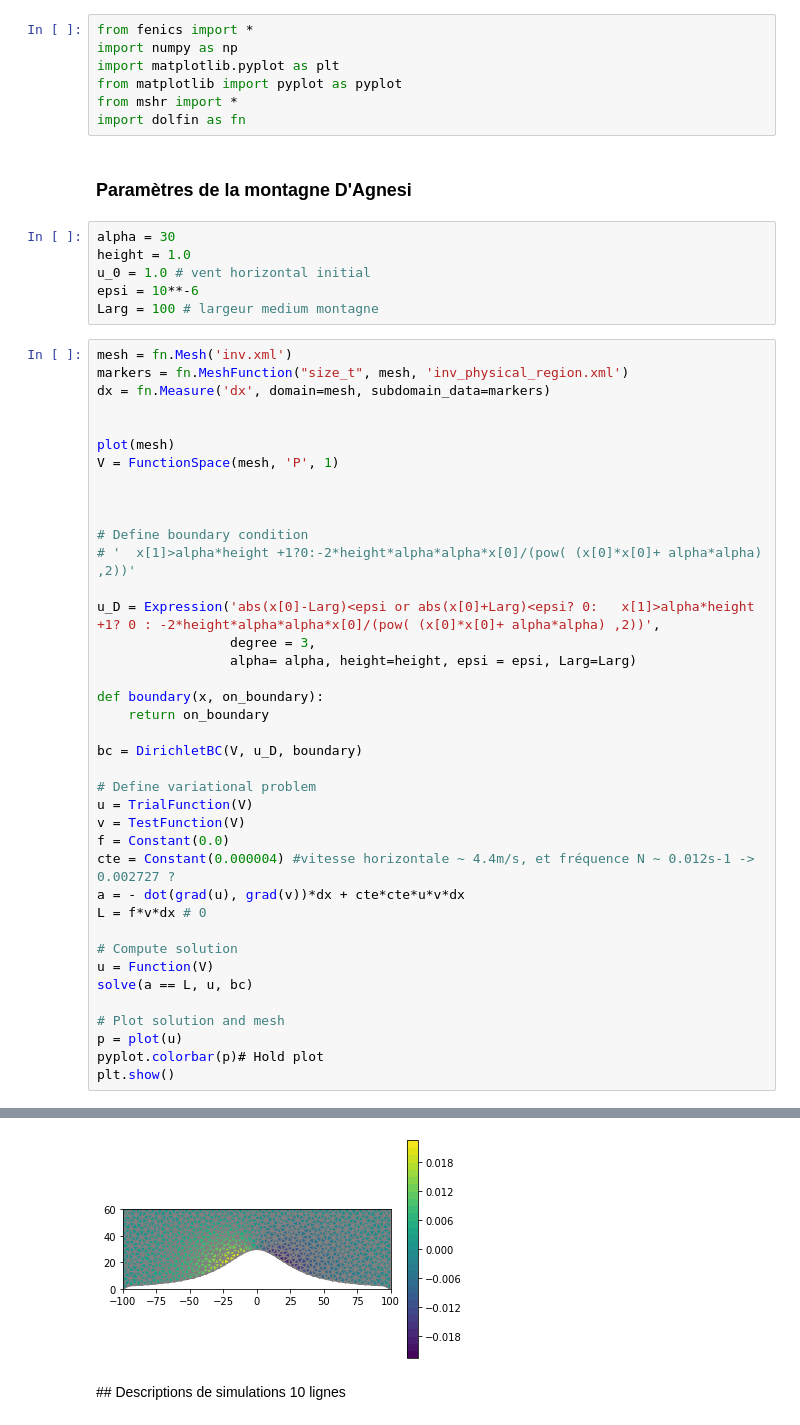
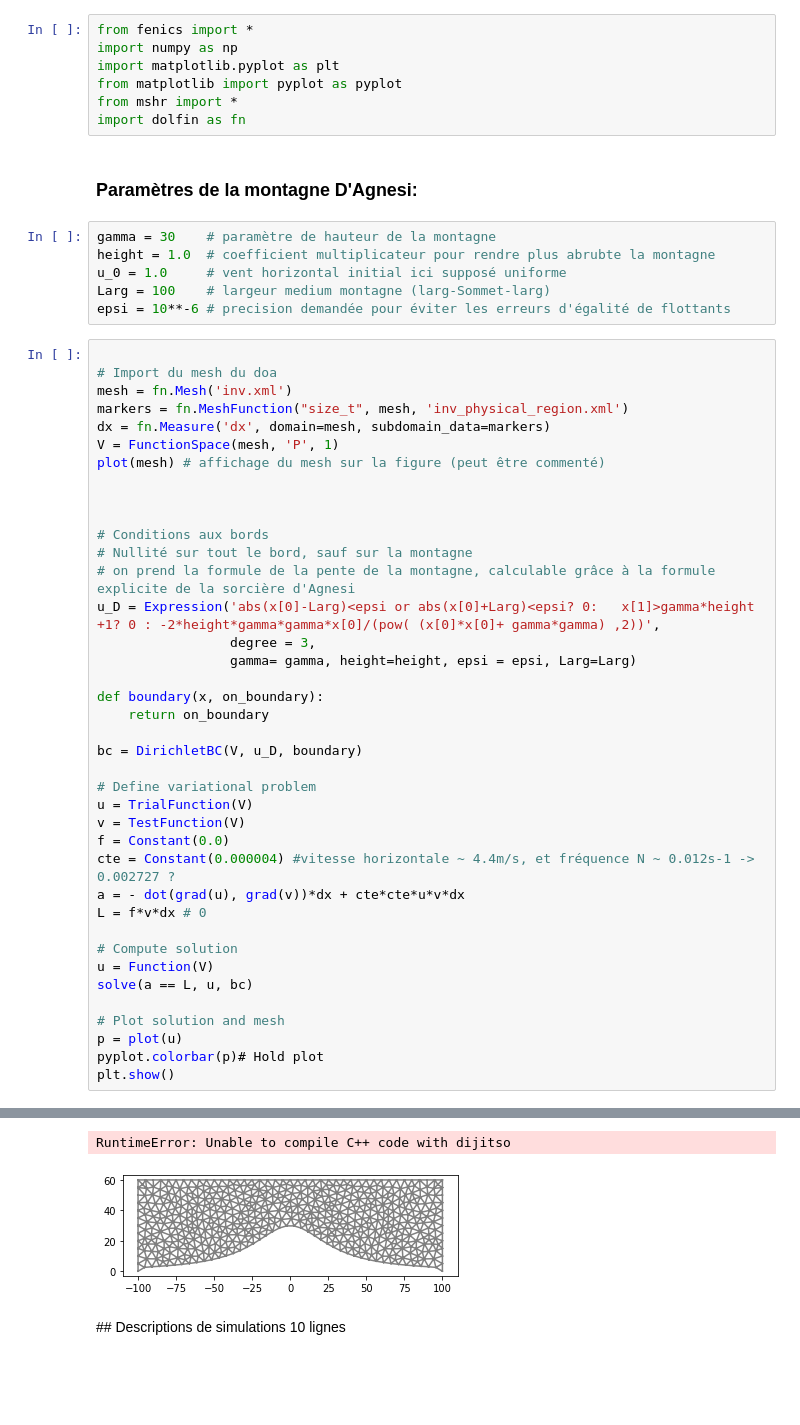
Before and after one commit to spineki/fenics_scorer, a Jupyter notebook: mini_projet_fenics_antoine_marras.ipynb, the cells around one changed output, grey strips where cells are left out. Drawn from its saved outputs; the diff is of its cells as text; blank space fills up the shorter version.

```diff
--- a/mini_projet_fenics_antoine_marras.ipynb
+++ b/mini_projet_fenics_antoine_marras.ipynb
@@ -61,30 +83,30 @@ from matplotlib import pyplot as pyplot
 from mshr import *
 import dolfin as fn
 # %% [markdown]
-### Paramètres de la montagne D'Agnesi
+### Paramètres de la montagne D'Agnesi:
-# %%
-alpha = 30
-height = 1.0
-u_0 = 1.0 # vent horizontal initial
-epsi = 10**-6
-Larg = 100 # largeur medium montagne
+# %%
+gamma = 30    # paramètre de hauteur de la montagne
+height = 1.0  # coefficient multiplicateur pour rendre plus abrubte la montagne
+u_0 = 1.0     # vent horizontal initial ici supposé uniforme
+Larg = 100    # largeur medium montagne (larg-Sommet-larg)
+epsi = 10**-6 # precision demandée pour éviter les erreurs d'égalité de flottants
 # %%
+
+# Import du mesh du doa
 mesh = fn.Mesh('inv.xml')
 markers = fn.MeshFunction("size_t", mesh, 'inv_physical_region.xml')
 dx = fn.Measure('dx', domain=mesh, subdomain_data=markers)
-
-
-plot(mesh)
 V = FunctionSpace(mesh, 'P', 1)
+plot(mesh) # affichage du mesh sur la figure (peut être commenté)
 
 
 
-# Define boundary condition
-# '  x[1]>alpha*height +1?0:-2*height*alpha*alpha*x[0]/(pow( (x[0]*x[0]+ alpha*alpha) ,2))'
-
-u_D = Expression('abs(x[0]-Larg)<epsi or abs(x[0]+Larg)<epsi? 0:   x[1]>alpha*height +1? 0 : -2*height*alpha*alpha*x[0]/(pow( (x[0]*x[0]+ alpha*alpha) ,2))',
+# Conditions aux bords
+# Nullité sur tout le bord, sauf sur la montagne
+# on prend la formule de la pente de la montagne, calculable grâce à la formule explicite de la sorcière d'Agnesi
+u_D = Expression('abs(x[0]-Larg)<epsi or abs(x[0]+Larg)<epsi? 0:   x[1]>gamma*height +1? 0 : -2*height*gamma*gamma*x[0]/(pow( (x[0]*x[0]+ gamma*gamma) ,2))',
                  degree = 3,
-                 alpha= alpha, height=height, epsi = epsi, Larg=Larg)
+                 gamma= gamma, height=height, epsi = epsi, Larg=Larg)
 
 def boundary(x, on_boundary):
     return on_boundary
@@ -111,4 +152,5 @@ plt.show()
+RuntimeError: Unable to compile C++ code with dijitso
-[figure, old version]
+[figure, new version]
 # %% [markdown]
 ## Descriptions de simulations 10 lignes
 # %% [markdown]
```
Also changed, not shown: parts of 5 cells of this notebook.
